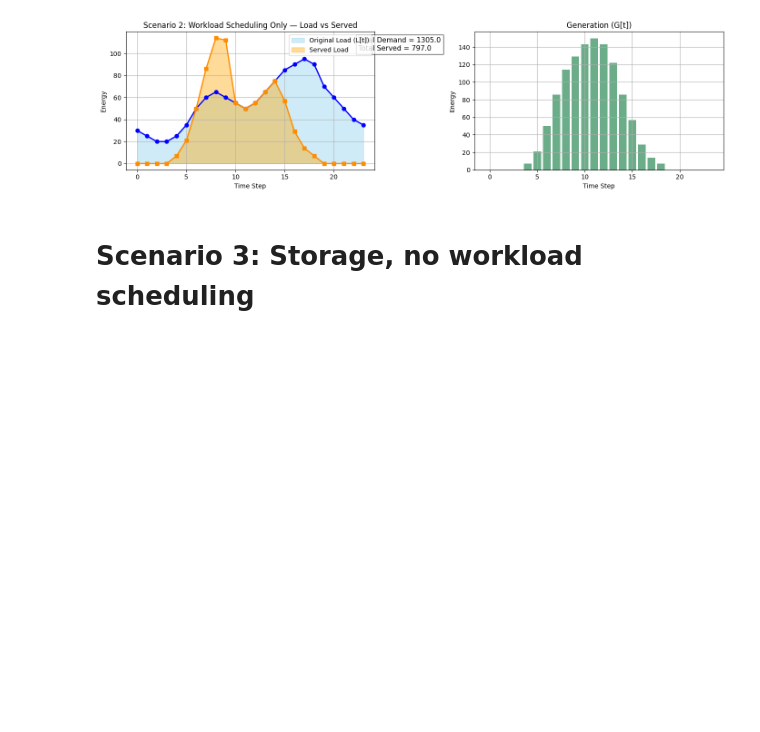
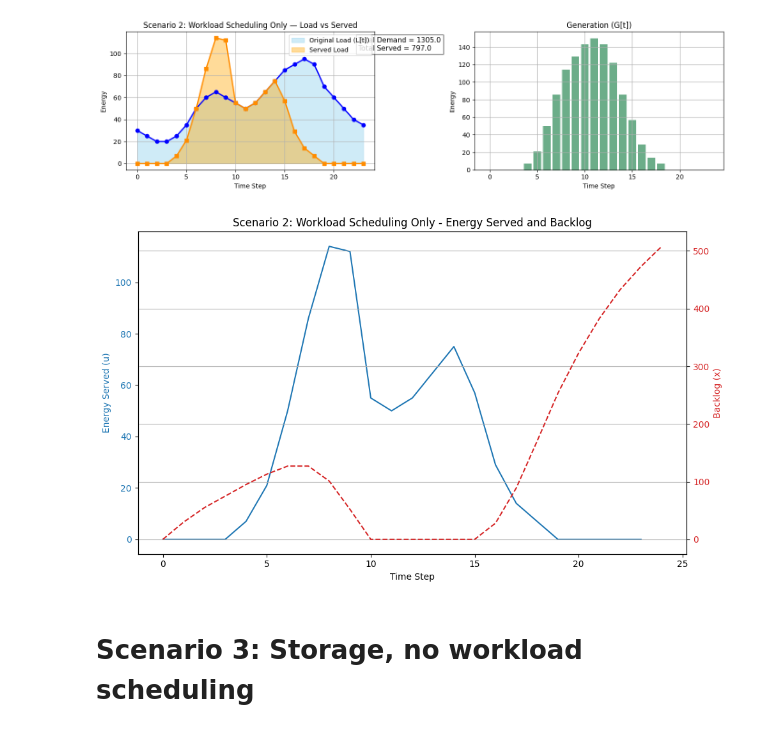
Before and after one commit to clbanjai/1.020-Data-Center-Project, a Jupyter notebook: OH_implementatio.ipynb, the cells around one changed output. Cells and saved outputs as stored; diff of their text form; code cells hidden in the pictures; blank space fills up the shorter version.

Commit message:
Scenario formulation

```diff
--- a/OH_implementatio.ipynb
+++ b/OH_implementatio.ipynb
@@ -254,6 +257,32 @@ Coefficient statistics:
 Solved in 1 iterations and 0.01 seconds (0.00 work units)
 Optimal objective  3.435000000e+03
 [figure]
+# %%
+if m2.status == GRB.OPTIMAL:
+    served_2 = [u[t].X for t in range(T)]  # Energy served
+    backlog_2 = [x[t].X for t in range(T+1)]  # Backlog at each time step
+
+    # Plot the results
+    fig, ax1 = plt.subplots(figsize=(10, 6))
+
+    # Plot energy served (u) on the left axis
+    ax1.set_xlabel('Time Step')
+    ax1.set_ylabel('Energy Served (u)', color='tab:blue')
+    ax1.plot(range(T), served_2, color='tab:blue', label='Energy Served (u)')
+    ax1.tick_params(axis='y', labelcolor='tab:blue')
+
+    # Create a second y-axis to plot the backlog (x)
+    ax2 = ax1.twinx()
+    ax2.set_ylabel('Backlog (x)', color='tab:red')
+    ax2.plot(range(T+1), backlog_2, color='tab:red', linestyle='--', label='Backlog (x)')
+    ax2.tick_params(axis='y', labelcolor='tab:red')
+
+    plt.grid(True)
+    plt.title("Scenario 2: Workload Scheduling Only - Energy Served and Backlog")
+    plt.tight_layout()  # Adjust layout to prevent overlap
+    plt.show()
+# %% [output]
+[figure, added]
 # %% [markdown]
 # Scenario 3: Storage, no workload scheduling
 # %%
```
Also changed, not shown: parts of 10 cells of this notebook.
